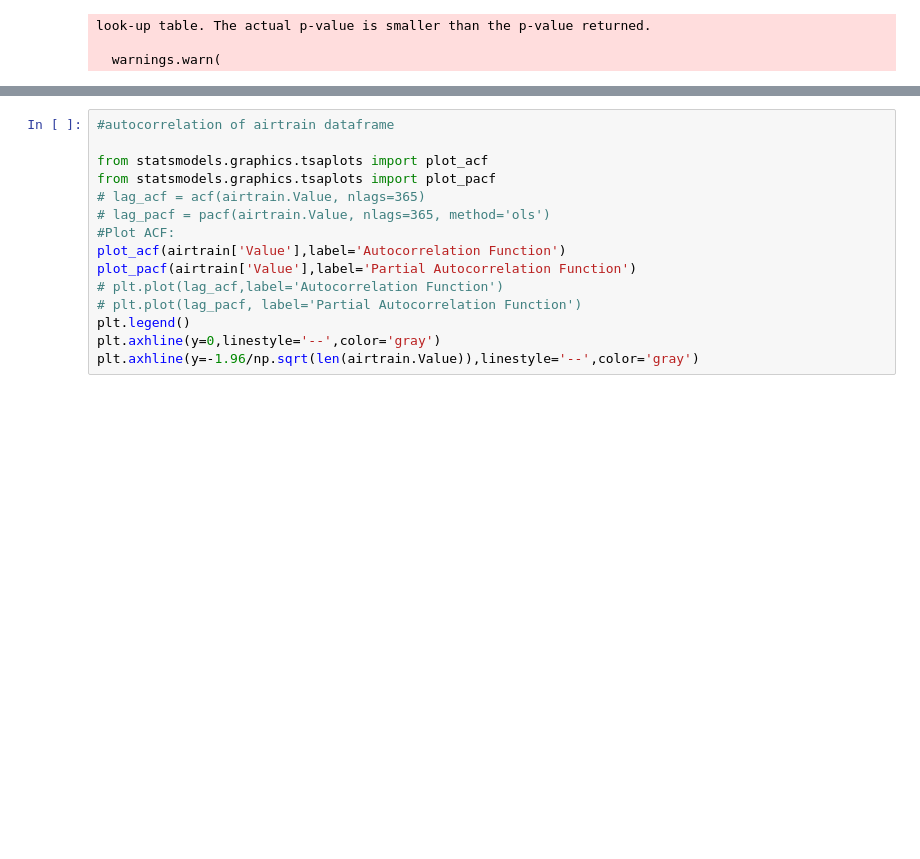
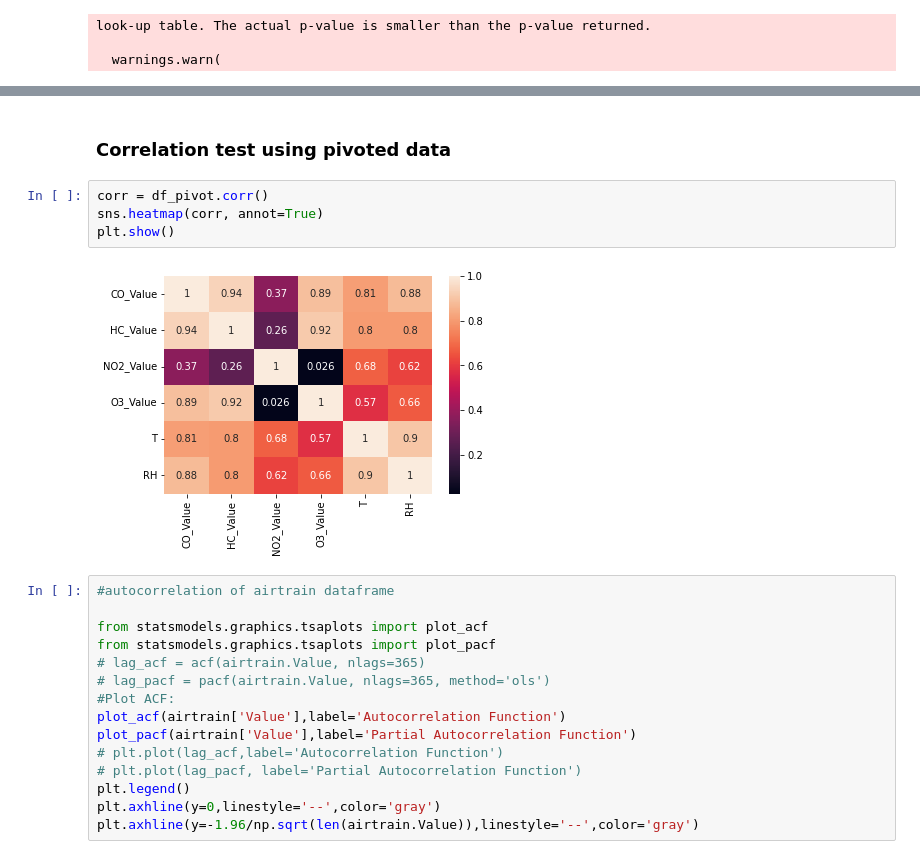
Before and after one commit to JoelPoah/AIMLCA2, a Jupyter notebook: TimeSeries_PartA/TimeSeries.ipynb, the cells around one changed output, grey strips where cells are left out. Cells and saved outputs as stored; diff of their text form; blank space fills up the shorter version.

```diff
--- a/TimeSeries_PartA/TimeSeries.ipynb
+++ b/TimeSeries_PartA/TimeSeries.ipynb
@@ -284,3 +291,11 @@ airtrain
+# %% [markdown]
+### Correlation test using pivoted data
+# %%
+corr = df_pivot.corr()
+sns.heatmap(corr, annot=True)
+plt.show()
+# %% [output]
+[figure, added]
 # %%
 #autocorrelation of airtrain dataframe
 
```
Also changed, not shown: parts of 9 cells of this notebook, 1 other file.
